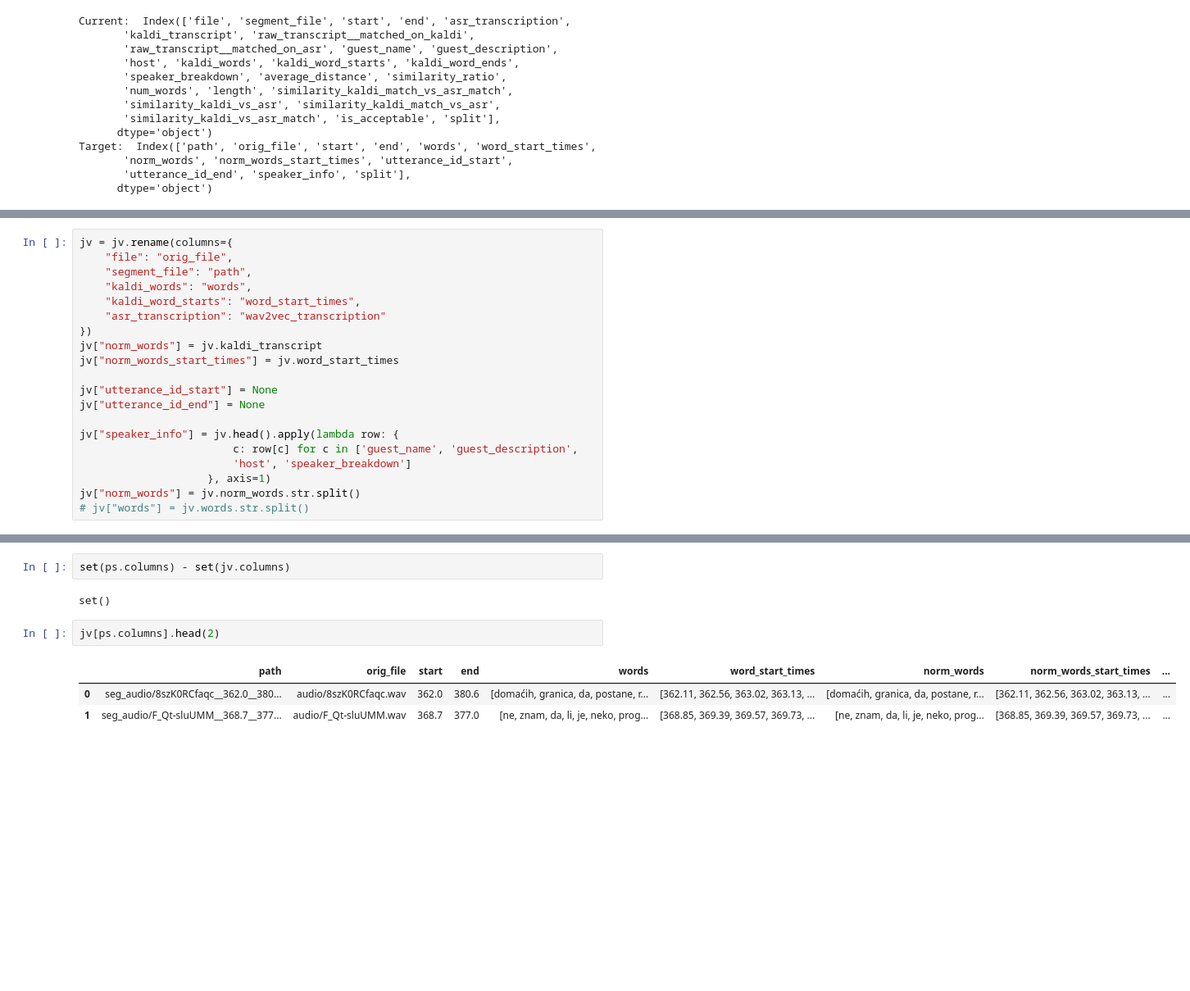
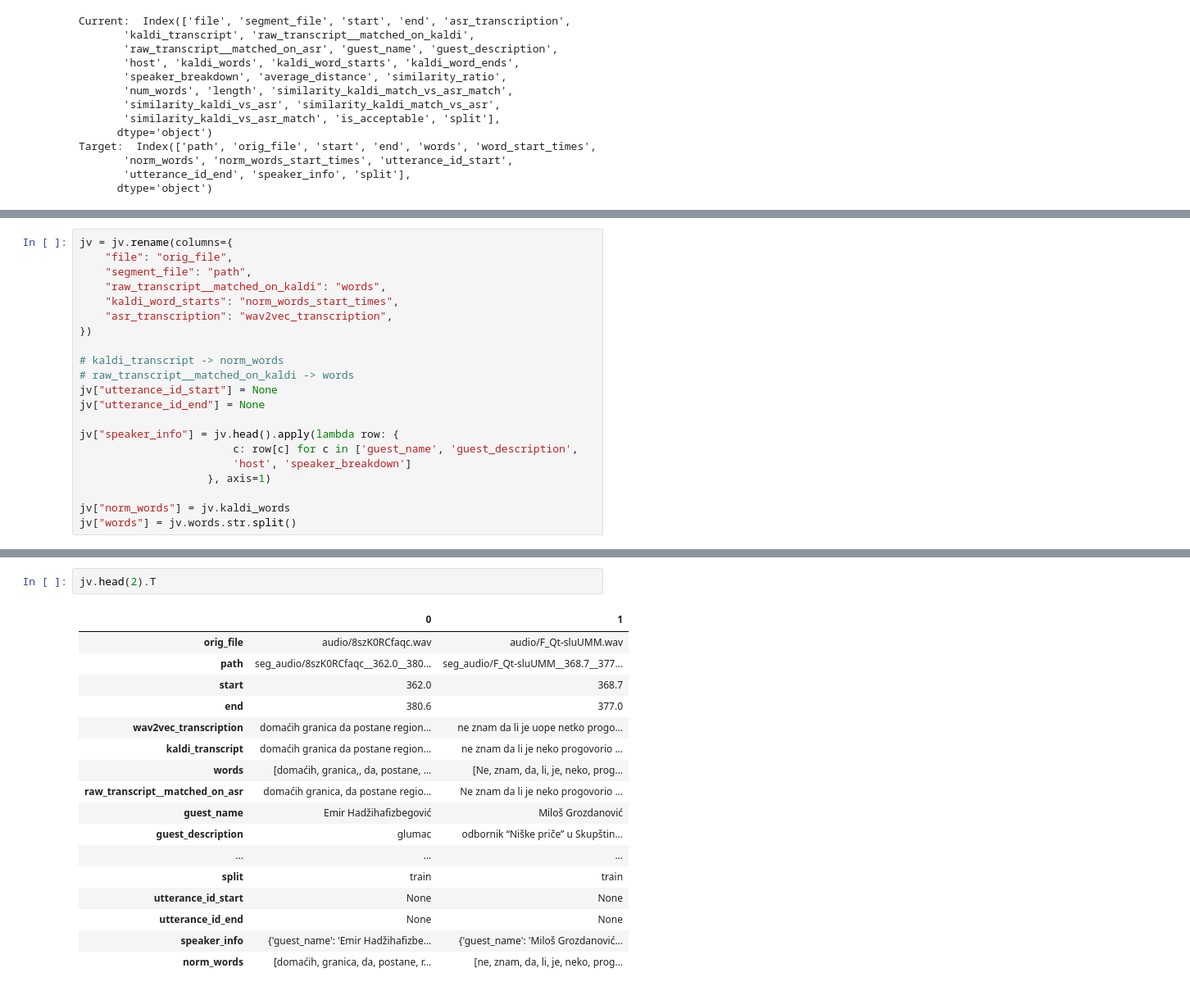
Before and after one commit to 5roop/task13, a Jupyter notebook: 31_preparing_dataset_in_Parlaspeech_format.ipynb, the cells around one changed output, grey strips where cells are left out. Shown: that part at 82% size. Saved outputs shown, nothing was run; the diff lists cells and outputs as text; blank space fills up the shorter version.

```diff
--- a/31_preparing_dataset_in_Parlaspeech_format.ipynb
+++ b/31_preparing_dataset_in_Parlaspeech_format.ipynb
@@ -59,13 +93,13 @@ Target:  Index(['path', 'orig_file', 'start', 'end', 'words', 'word_start_times'
 jv = jv.rename(columns={
     "file": "orig_file",
     "segment_file": "path",
-    "kaldi_words": "words",
-    "kaldi_word_starts": "word_start_times",
-    "asr_transcription": "wav2vec_transcription"
+    "raw_transcript__matched_on_kaldi": "words",
+    "kaldi_word_starts": "norm_words_start_times",
+    "asr_transcription": "wav2vec_transcription",
 })
-jv["norm_words"] = jv.kaldi_transcript
-jv["norm_words_start_times"] = jv.word_start_times
 
+# kaldi_transcript -> norm_words
+# raw_transcript__matched_on_kaldi -> words
 jv["utterance_id_start"] = None
 jv["utterance_id_end"] = None
 
@@ -73,7 +107,8 @@ jv["speaker_info"] = jv.head().apply(lambda row: {
                         c: row[c] for c in ['guest_name', 'guest_description',
                         'host', 'speaker_breakdown']
                     }, axis=1)
-jv["norm_words"] = jv.norm_words.str.split()
-# jv["words"] = jv.words.str.split()
+
+jv["norm_words"] = jv.kaldi_words
+jv["words"] = jv.words.str.split()
 # %%
 print("Current: ", jv.columns, "\nTarget: ", ps.columns)
@@ -96,10 +133,20 @@ Target:  Index(['path', 'orig_file', 'start', 'end', 'words', 'word_start_times'
-# %%
-set(ps.columns) - set(jv.columns)
-# %% [output]
-set()
 # %%
-jv[ps.columns].head(2)
+jv.head(2).T
 # %% [output]
-|  | path | orig_file | start | end | words | word_start_times | norm_words | norm_words_start_times | ... |
-| 0 | seg_audio/8szK0RCfaqc__362.0__380... | audio/8szK0RCfaqc.wav | 362.0 | 380.6 | [domaćih, granica, da, postane, r... | [362.11, 362.56, 363.02, 363.13, ... | [domaćih, granica, da, postane, r... | [362.11, 362.56, 363.02, 363.13, ... | ... |
-| 1 | seg_audio/F_Qt-sluUMM__368.7__377... | audio/F_Qt-sluUMM.wav | 368.7 | 377.0 | [ne, znam, da, li, je, neko, prog... | [368.85, 369.39, 369.57, 369.73, ... | [ne, znam, da, li, je, neko, prog... | [368.85, 369.39, 369.57, 369.73, ... | ... |
+|  | 0 | 1 |
+| orig_file | audio/8szK0RCfaqc.wav | audio/F_Qt-sluUMM.wav |
+| path | seg_audio/8szK0RCfaqc__362.0__380... | seg_audio/F_Qt-sluUMM__368.7__377... |
+| start | 362.0 | 368.7 |
+| end | 380.6 | 377.0 |
+| wav2vec_transcription | domaćih granica da postane region... | ne znam da li je uope netko progo... |
+| kaldi_transcript | domaćih granica da postane region... | ne znam da li je neko progovorio ... |
+| words | [domaćih, granica,, da, postane, ... | [Ne, znam, da, li, je, neko, prog... |
+| raw_transcript__matched_on_asr | domaćih granica, da postane regio... | Ne znam da li je neko progovorio ... |
+| guest_name | Emir Hadžihafizbegović | Miloš Grozdanović |
+| guest_description | glumac | odbornik “Niške priče” u Skupštin... |
+| ... | ... | ... |
+| split | train | train |
+| utterance_id_start | None | None |
+| utterance_id_end | None | None |
+| speaker_info | {'guest_name': 'Emir Hadžihafizbe... | {'guest_name': 'Miloš Grozdanović... |
+| norm_words | [domaćih, granica, da, postane, r... | [ne, znam, da, li, je, neko, prog... |
```
Also changed, not shown: parts of 9 cells of this notebook, 2 other files.
